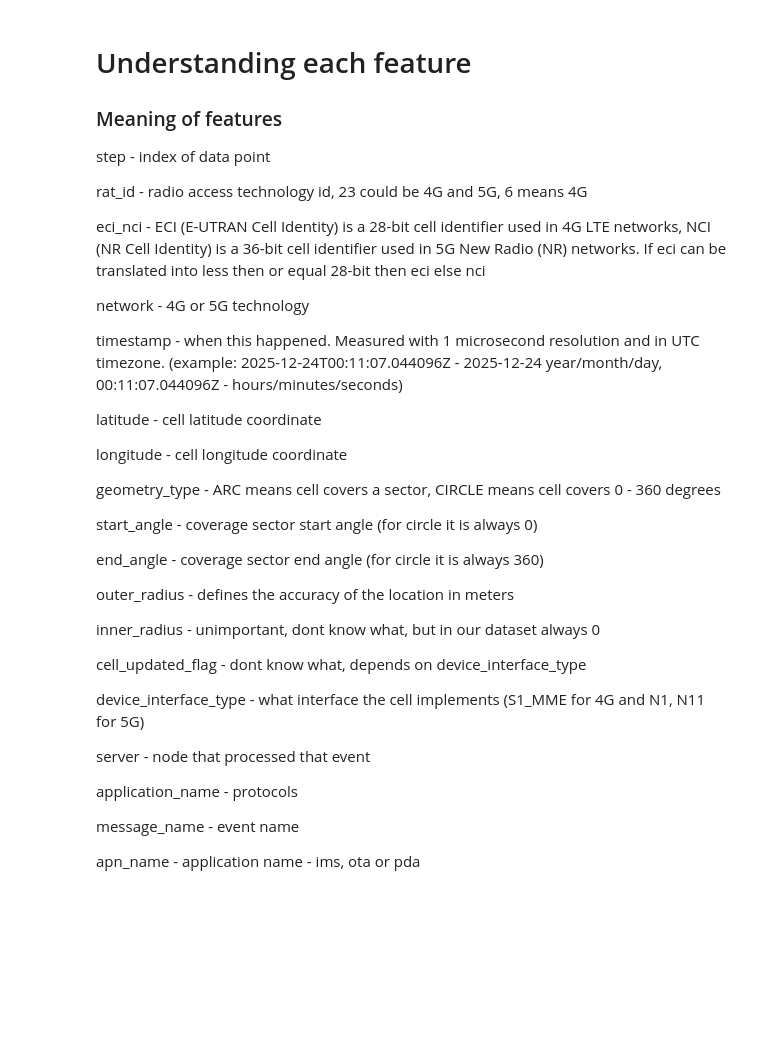
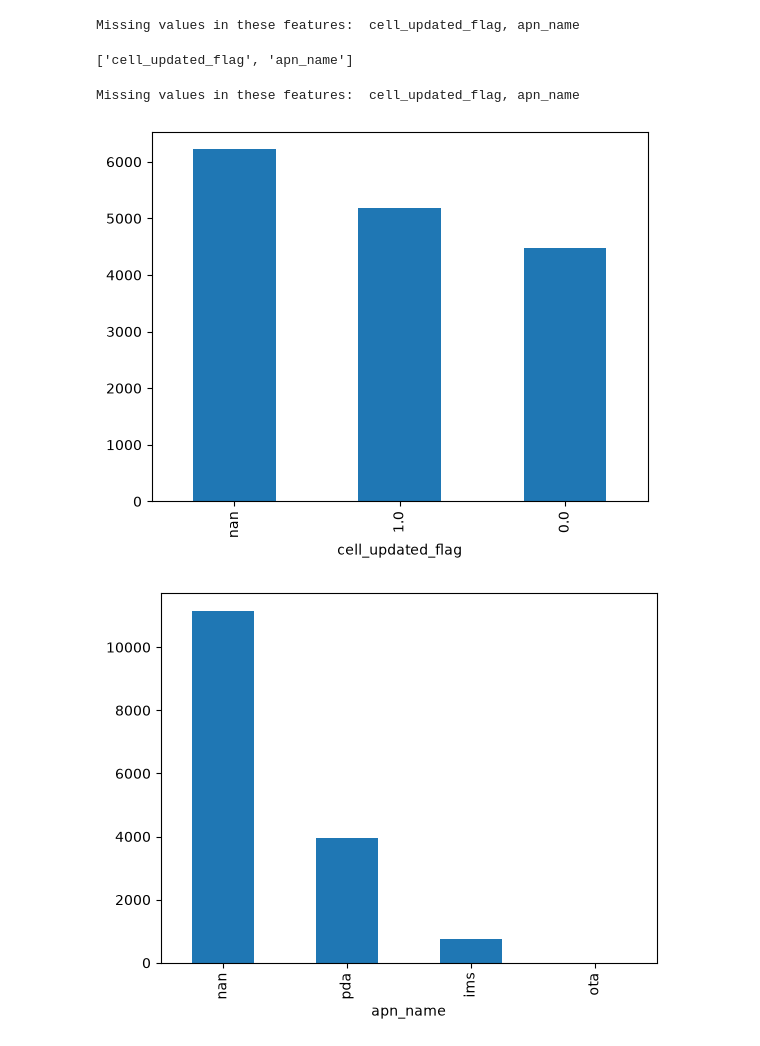
Before and after one commit to klehtma/DataSciProject, a Jupyter notebook: data_cleaning.ipynb, the cells around one changed output. Saved outputs shown, nothing was run; the diff lists cells and outputs as text; code cells hidden in the pictures; blank space fills up the shorter version.

Commit message:
Feature plotting

```diff
--- a/data_cleaning.ipynb
+++ b/data_cleaning.ipynb
@@ -38,54 +70,25 @@ def assumption1():
 # %%
-
-def assumption2():
-    flag = True
-    for i in data["eci_nci"]: #check whether each cell is tied with exactly one location
-        counts = data[data["eci_nci"] == i][["longitude", "latitude"]].value_counts()
-        if len(counts) > 1:
-            flag = False
-    if flag:
-        print("Correct assumption")
-#assumption2()
+#check if there exist Nan or None or missing values, return list of feature/features if there is
+def faulty_feature_values():
+    faulty_features = []
+    for feature in data.columns:
+        if data[feature].isna().sum() > 0:
+            faulty_features.append(feature)
+    if len(faulty_features) > 0:
+        print("Missing values in these features: ", ", ".join(faulty_features))
+    return faulty_features
+faulty_feature_values()
+# %% [output]
+Missing values in these features:  cell_updated_flag, apn_name
+['cell_updated_flag', 'apn_name']
-# %% [markdown]
-# Understanding each feature
-
-### Meaning of features
-
-step - index of data point
-
-rat_id - radio access technology id, 23 could be 4G and 5G, 6 means 4G
-
-eci_nci - ECI (E-UTRAN Cell Identity) is a 28-bit cell identifier used in 4G LTE networks,
-NCI (NR Cell Identity) is a 36-bit cell identifier used in 5G New Radio (NR) networks.
-If eci can be translated into less then or equal 28-bit then eci else nci
-
-network - 4G or 5G technology
-
-timestamp - when this happened. Measured with 1 microsecond resolution and in UTC timezone.
-(example: 2025-12-24T00:11:07.044096Z - 2025-12-24 year/month/day, 00:11:07.044096Z - hours/minutes/seconds)
-
-latitude - cell latitude coordinate
-
-longitude - cell longitude coordinate
-
-geometry_type - ARC means cell covers a sector, CIRCLE means cell covers 0 - 360 degrees
-
-start_angle - coverage sector start angle (for circle it is always 0)
-
-end_angle - coverage sector end angle (for circle it is always 360)
-
-outer_radius - defines the accuracy of the location in meters
-
-inner_radius - unimportant, dont know what, but in our dataset always 0
-
-cell_updated_flag - dont know what, depends on device_interface_type
-
-device_interface_type - what interface the cell implements (S1_MME for 4G and N1, N11 for 5G)
-
-server - node that processed that event
-
-application_name - protocols
-
-message_name - event name
-
-apn_name - application name - ims, ota or pda
+# %%
+#Further explore those features which have missing values
+faulty_features = faulty_feature_values()
+if faulty_features:
+    for col in faulty_features:
+        data[col].value_counts(dropna=False).plot(kind="bar")
+        plt.show()
+# %% [output]
+Missing values in these features:  cell_updated_flag, apn_name
+[figure, added]
+[figure, added]
```
Also changed, not shown: parts of 5 cells of this notebook, 1 other file.
